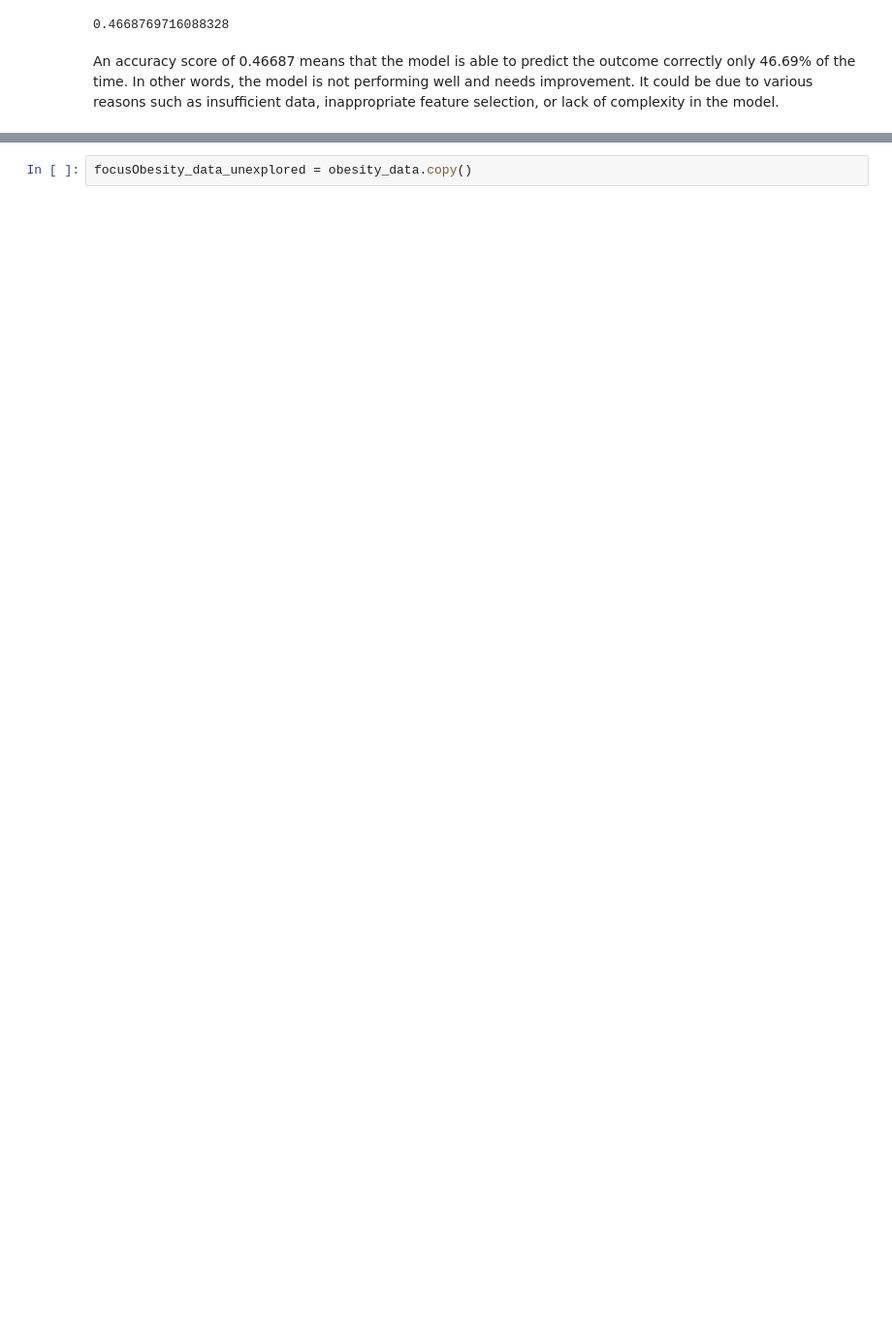
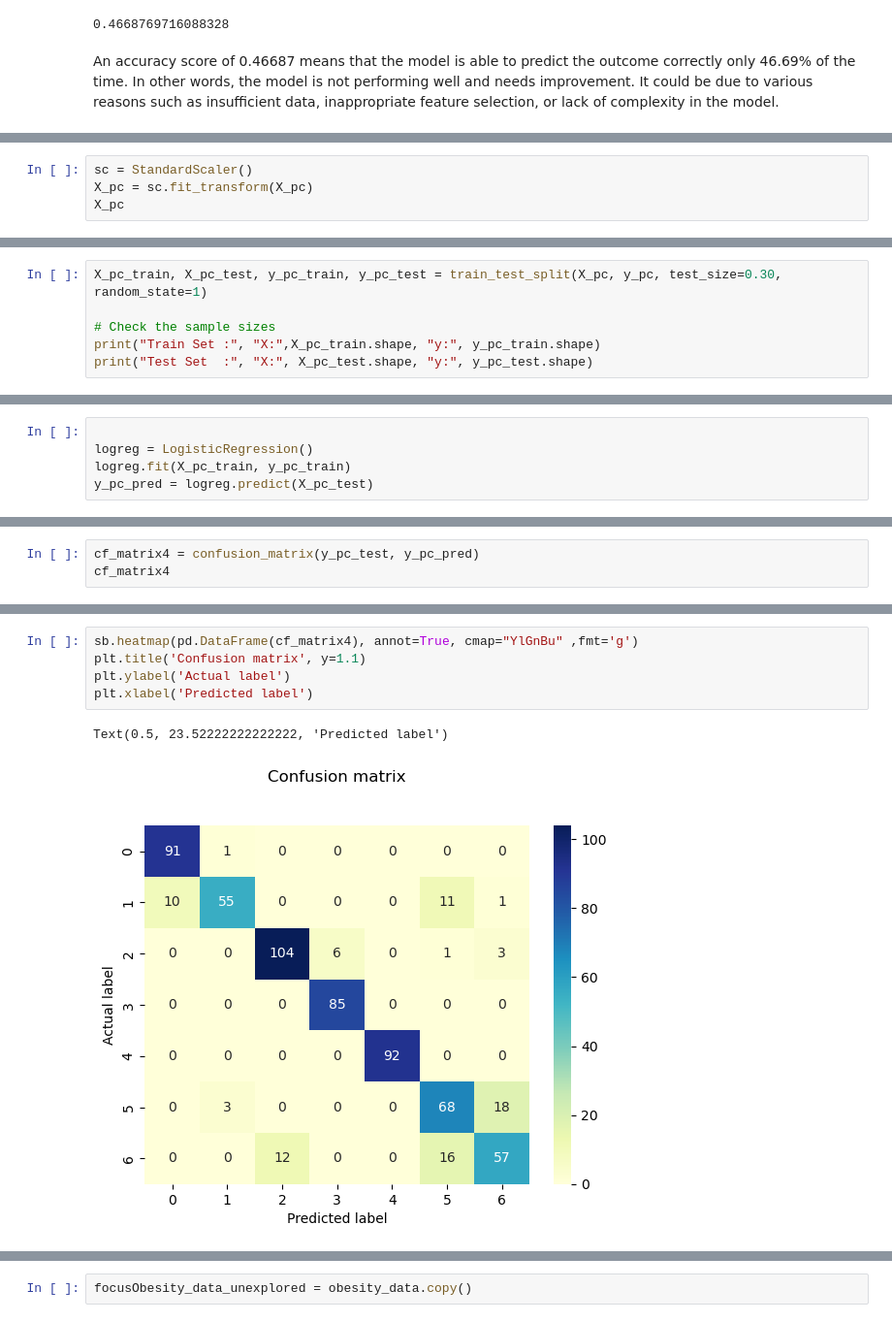
Before and after one commit to nellyzulkiflee/SC1015_Project_2023, a Jupyter notebook: logistic_regression.ipynb, the cells around one changed output, grey strips where cells are left out. Shown: that part at 97% size. Cells and saved outputs as stored; diff of their text form; blank space fills up the shorter version.

```diff
--- a/logistic_regression.ipynb
+++ b/logistic_regression.ipynb
@@ -223,0 +619,4 @@ An accuracy score of 0.46687 means that the model is able to predict the outcome
+# %%
+sc = StandardScaler()
+X_pc = sc.fit_transform(X_pc)
+X_pc
@@ -223,0 +633,6 @@ An accuracy score of 0.46687 means that the model is able to predict the outcome
+# %%
+X_pc_train, X_pc_test, y_pc_train, y_pc_test = train_test_split(X_pc, y_pc, test_size=0.30, random_state=1)
+
+# Check the sample sizes
+print("Train Set :", "X:",X_pc_train.shape, "y:", y_pc_train.shape)
+print("Test Set  :", "X:", X_pc_test.shape, "y:", y_pc_test.shape)
@@ -223,0 +645,5 @@ An accuracy score of 0.46687 means that the model is able to predict the outcome
+# %%
+
+logreg = LogisticRegression()
+logreg.fit(X_pc_train, y_pc_train)
+y_pc_pred = logreg.predict(X_pc_test)
@@ -223,0 +667,3 @@ An accuracy score of 0.46687 means that the model is able to predict the outcome
+# %%
+cf_matrix4 = confusion_matrix(y_pc_test, y_pc_pred)
+cf_matrix4
@@ -223,0 +678,8 @@ An accuracy score of 0.46687 means that the model is able to predict the outcome
+# %%
+sb.heatmap(pd.DataFrame(cf_matrix4), annot=True, cmap="YlGnBu" ,fmt='g')
+plt.title('Confusion matrix', y=1.1)
+plt.ylabel('Actual label')
+plt.xlabel('Predicted label')
+# %% [output]
+Text(0.5, 23.52222222222222, 'Predicted label')
+[figure, added]
```
Also changed, not shown: parts of 90 cells of this notebook.
